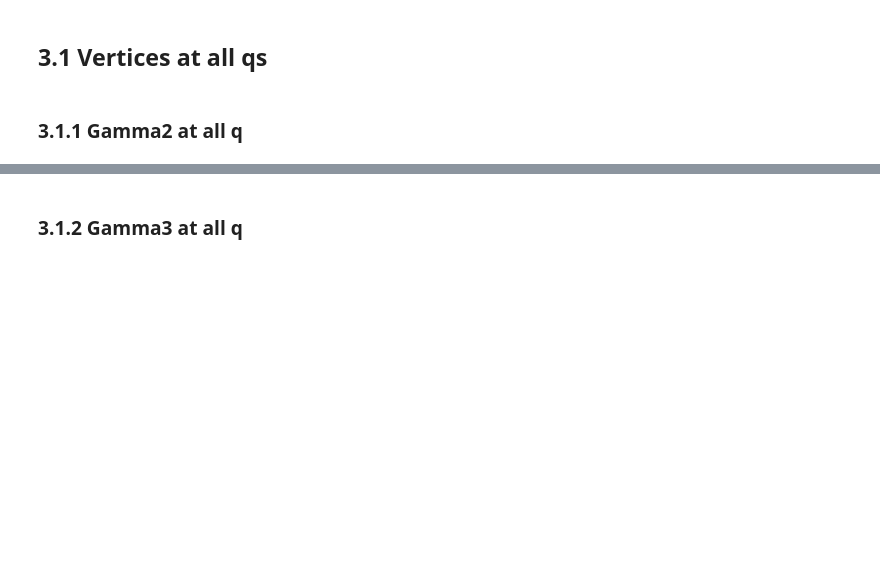
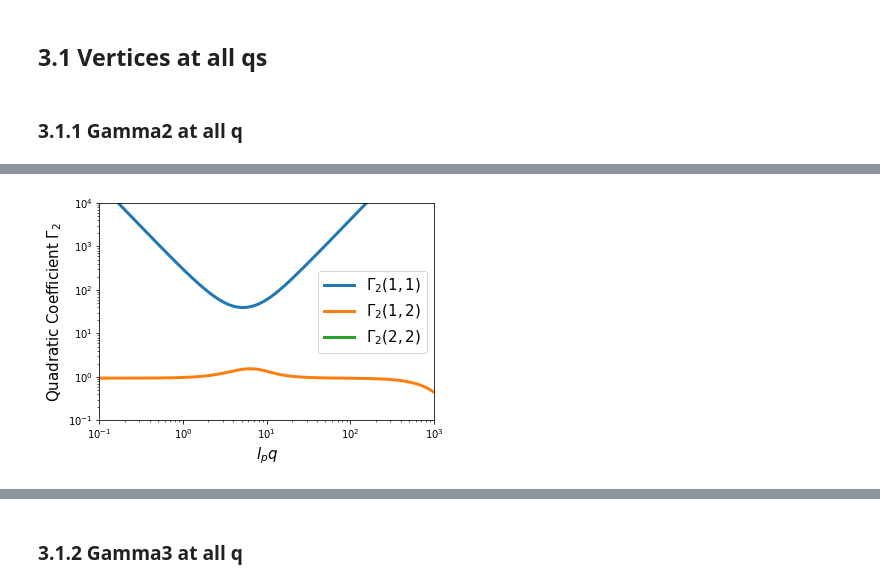
Before and after one commit to qmacAstanford/MultiPointCalculation, a Jupyter notebook: TestGAMcalc.ipynb, the cells around one changed output, grey strips where cells are left out. Saved outputs shown, nothing was run; the diff lists cells and outputs as text; code cells hidden in the pictures; blank space fills up the shorter version.

```diff
--- a/TestGAMcalc.ipynb
+++ b/TestGAMcalc.ipynb
@@ -591 +550,24 @@ for i, K in enumerate(KV):
+# %%
+N=1e5
+FA=0.2
+CHIAB, CHIAS, CHIBS = 0, 0, 0
+PHIP = 0.8
+
+pset=propagator.prop_set(nlam=1)
+KV = np.logspace(-1,3,100)/np.sqrt(r2(N))
+gam2sol = np.zeros((len(KV), 2, 2),dtype=type(1+1j))
+for i, K in enumerate(KV):
+    gam2sol[i] = gamma2sol(pset, N, FA, PHIP, K, CHIAB, CHIAS, CHIBS)
+# %%
+plt.loglog(KV*np.sqrt(r2(N)), N*gam2sol[..., 0, 0].real, label='$\Gamma_2(1,1)$', linewidth=3)
+plt.loglog(KV*np.sqrt(r2(N)), N*gam2sol[..., 0, 1].real, label='$\Gamma_2(1,2)$', linewidth=3)
+plt.loglog(KV*np.sqrt(r2(N)), N*gam2sol[..., 1, 1].real, label='$\Gamma_2(2,2)$', linewidth=3)
+plt.legend(fontsize=15)
+plt.xlabel('$l_{p}q$', fontsize=15)
+plt.ylabel('Quadratic Coefficient $\Gamma_{2}$', fontsize=15)
+plt.axis([1e-1,1e3,1e-1,1e4])
+plt.show()
+# plt.savefig('figs/gam21.eps')
+# %% [output]
+[figure, added]
 # %%
```
Also changed, not shown: parts of 41 cells of this notebook, 46 other files.
